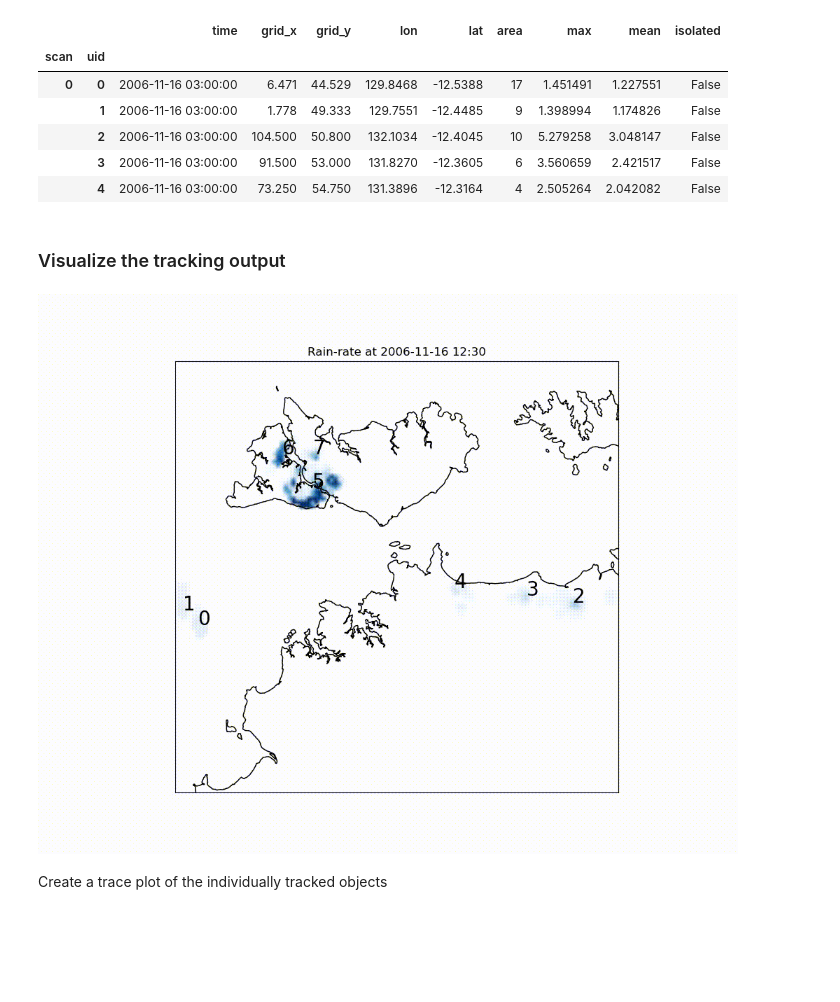
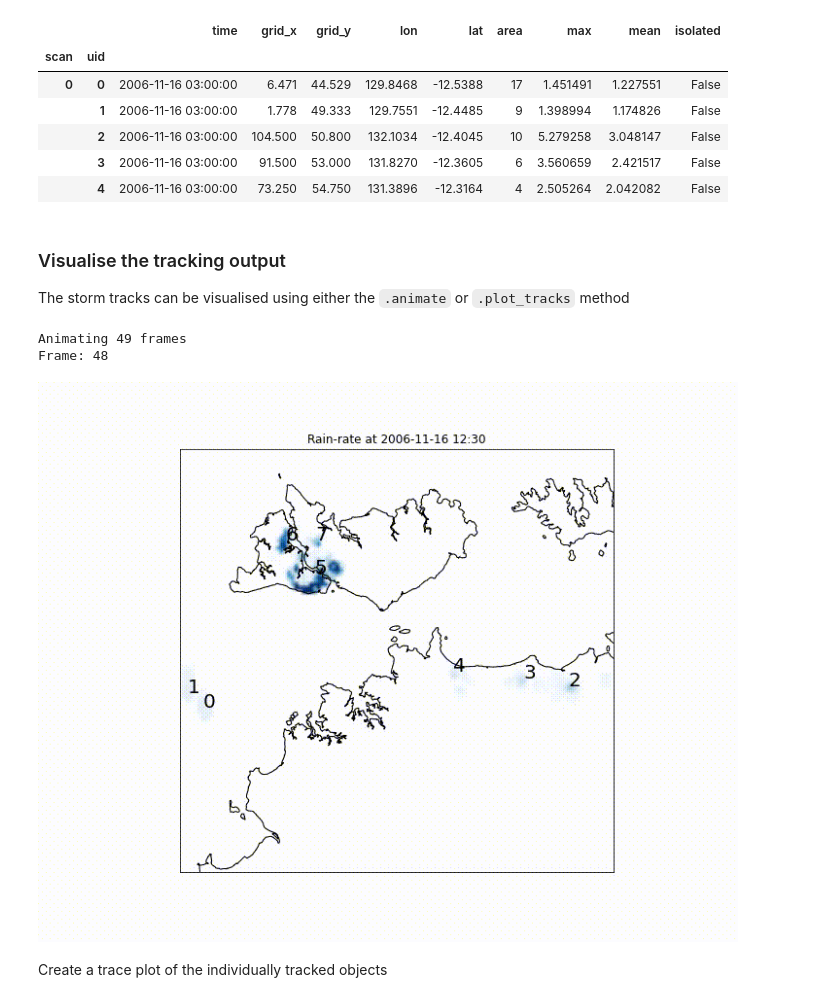
Before and after one commit to antarcticrainforest/tintX, a Jupyter notebook: examples/RainTracking.ipynb, the cells around one changed output. Saved outputs shown, nothing was run; the diff lists cells and outputs as text; code cells hidden in the pictures; blank space fills up the shorter version.

```diff
--- a/examples/RainTracking.ipynb
+++ b/examples/RainTracking.ipynb
@@ -46,5 +48,5 @@ The algorithm offers the following tunable parameters:
 # %%
-RD = RunDirectory('data/*.nc', 'radar_estimated_rain_rate',
+RD = RunDirectory.open_dataset('data/CPOL*.nc', 'radar_estimated_rain_rate',
                   start=first,
                   end=last,
                   lon_name='longitude',
@@ -55,9 +57,7 @@ RD.params['MIN_SIZE'] = 4
 RD.params['FIELD_THRESH'] = 1
 track_file = trackdir / f'tint_tracks_{suffix}.h5'
 ncells = RD.get_tracks()
-RD.tracks.to_hdf(track_file, 'radar_tracks')
-animate(RD, RD.grids, trackdir / 'ani' / f'tint_tracks_{suffix}.mp4',
-        overwrite=True, dt=9.5, tracers=True, basemap_res='f')
+# ncells is an integer representing the number of cells that were found
 # %% [output]
 Writing tracks for scan 48
 
@@ -103,12 +101,16 @@ table.head()
 |  | 2 | 2006-11-16 03:00:00 | 104.500 | 50.800 | 132.1034 | -12.4045 | 10 | 5.279258 | 3.048147 | False |
 |  | 3 | 2006-11-16 03:00:00 | 91.500 | 53.000 | 131.8270 | -12.3605 | 6 | 3.560659 | 2.421517 | False |
 |  | 4 | 2006-11-16 03:00:00 | 73.250 | 54.750 | 131.3896 | -12.3164 | 4 | 2.505264 | 2.042082 | False |
-# %% [markdown]
-### Visualize the tracking output
-# %%
-embed_mp4_as_gif(trackdir / 'ani' / f'tint_tracks_{suffix}.mp4')
-# %% [output]
-[figure, removed]
+# %% [markdown]
+### Visualise the tracking output
+The storm tracks can be visualised using either the `.animate` or `.plot_tracks` method
+# %%
+RD.animate(trackdir / 'ani' / f'radar_tracks_{suffix}.mp4',
+           overwrite=True, dt=9.5, tracers=True, basemap_res='f', embed_gif=True)
+# %% [output]
+Animating 49 frames
+Frame: 48
+[figure, added]
 # %% [markdown]
  Create a trace plot of the individually tracked objects
 # %%
```
Also changed, not shown: parts of 11 cells of this notebook, 34 other files.
